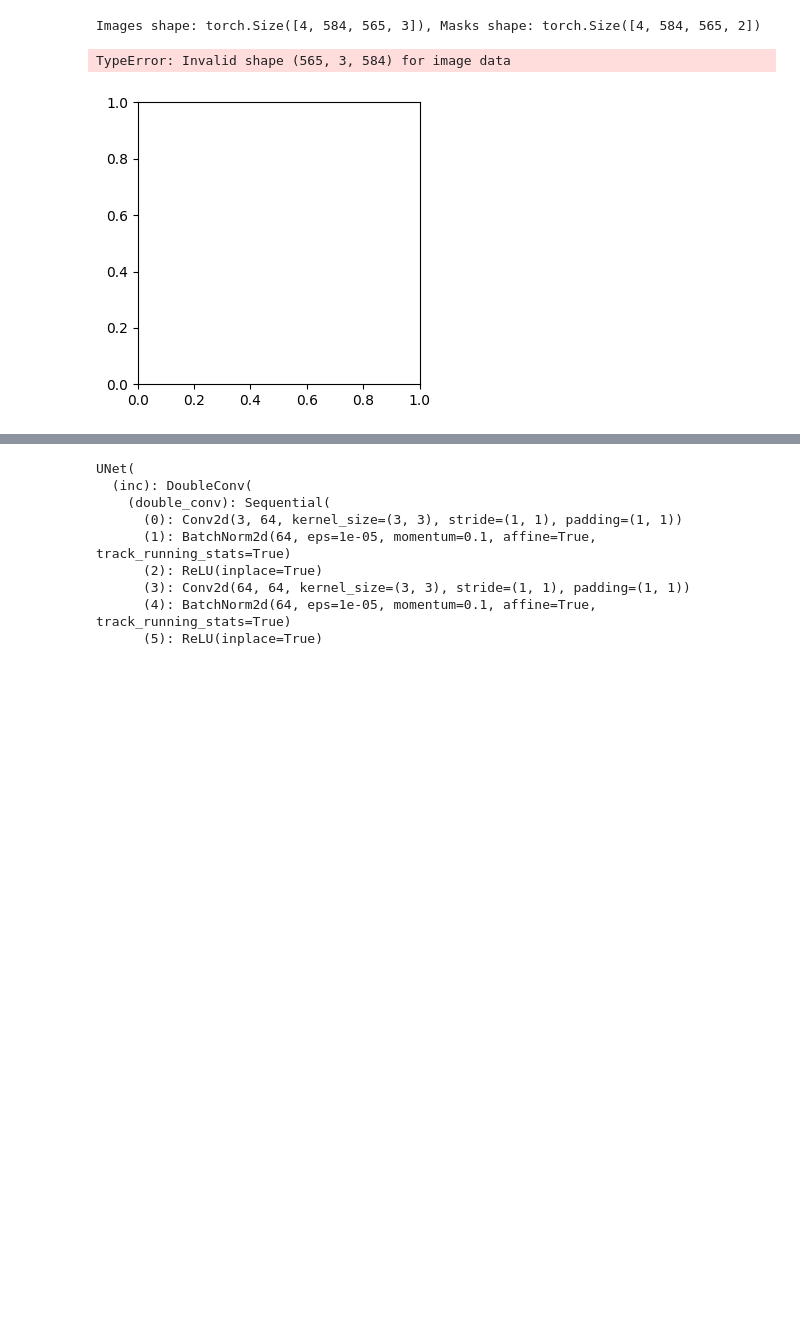
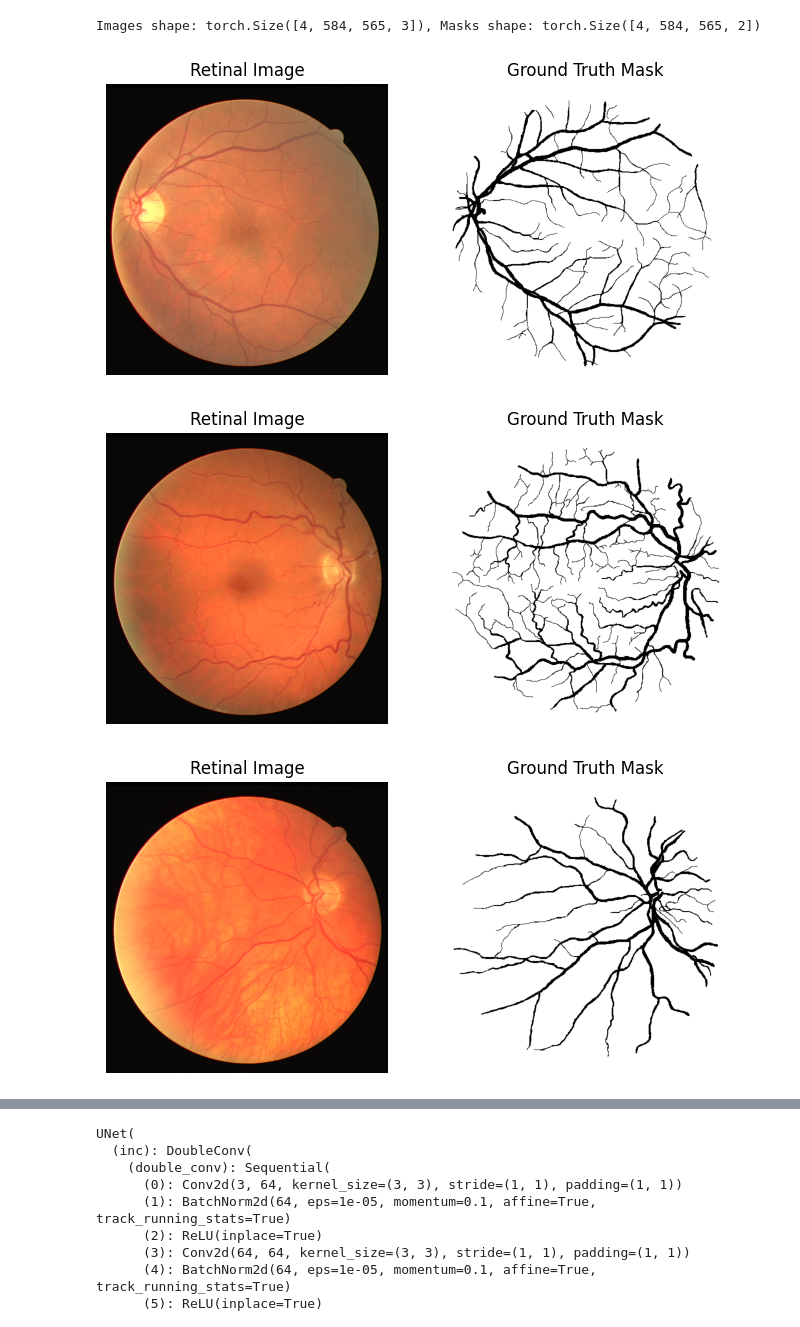
Before and after one commit to ltd-ARYAN-pvt/Essence-of-Cuda-in-Biomedical-Image-Segmentation-using-U-net, a Jupyter notebook: Biomedical Image Segmentation using U-Net - CUDA.ipynb, the cells around one changed output, grey strips where cells are left out. Drawn from its saved outputs; the diff is of its cells as text; code cells hidden in the pictures; blank space fills up the shorter version.

```diff
--- a/Biomedical Image Segmentation using U-Net - CUDA.ipynb
+++ b/Biomedical Image Segmentation using U-Net - CUDA.ipynb
@@ -119,32 +119,33 @@ Images shape: torch.Size([4, 584, 565, 3]), Masks shape: torch.Size([4, 584, 565
 # %%
 import matplotlib.pyplot as plt
 
 def visualize_sample(batch):
     for i in range(len(batch["rgb_images"])):
-        # Convert CHW (Channel-Height-Width) to HWC (Height-Width-Channel) for matplotlib
-        image = batch["rgb_images"][i].permute(1, 2, 0).numpy()  # HWC format
-        mask = batch["manual_masks/mask"][i].squeeze().numpy()   # Remove channel dimension if present
+        # Extract image and mask
+        image = batch["rgb_images"][i].numpy()  # Already in HWC format
+        mask = batch["manual_masks/mask"][i][:, :, 0].numpy()  # Use the first channel of the mask
 
         plt.figure(figsize=(8, 4))
 
-        # Plot the image
+        # Plot image
         plt.subplot(1, 2, 1)
-        plt.imshow(image.astype("float32"))  # Ensure data type is compatible
+        plt.imshow(image)
         plt.title("Retinal Image")
         plt.axis("off")
 
-        # Plot the mask
+        # Plot mask
         plt.subplot(1, 2, 2)
-        plt.imshow(mask, cmap="gray")  # Show mask in grayscale
+        plt.imshow(mask, cmap="gray")
         plt.title("Ground Truth Mask")
         plt.axis("off")
 
         plt.show()
 
 # Visualize a batch
 for batch in train_loader:
     visualize_sample(batch)
     break
 # %% [output]
-TypeError: Invalid shape (565, 3, 584) for image data
-[figure, old version]
+[figure, new version]
+[figure, added]
+[figure, added]
```
Also changed, not shown: parts of 1 cell of this notebook.
